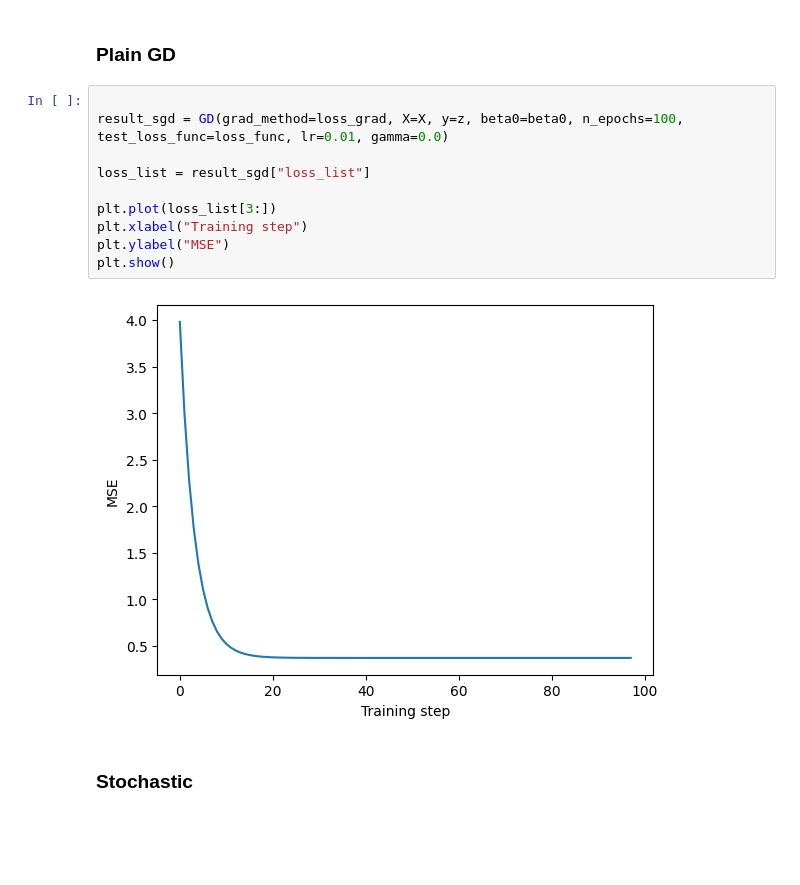
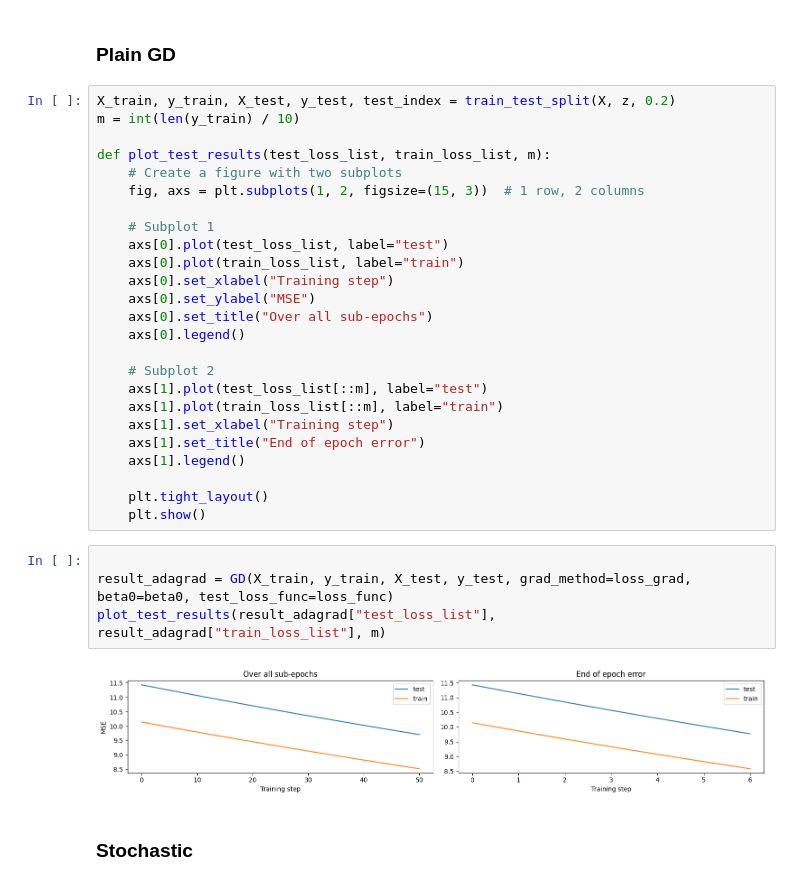
Before and after one commit to Trond01/Project2_FYS-STK4155, a Jupyter notebook: Code/descent_test.ipynb, the cells around one changed output. Cells and saved outputs as stored; diff of their text form; blank space fills up the shorter version.

```diff
--- a/Code/descent_test.ipynb
+++ b/Code/descent_test.ipynb
@@ -123,17 +123,36 @@ loss_grad = jax_loss_grad(loss_func)
 (100, 1)
 # %% [markdown]
 ### Plain GD
-# %%
-
-result_sgd = GD(grad_method=loss_grad, X=X, y=z, beta0=beta0, n_epochs=100, test_loss_func=loss_func, lr=0.01, gamma=0.0)
-
-loss_list = result_sgd["loss_list"]
-
-plt.plot(loss_list[3:])
-plt.xlabel("Training step")
-plt.ylabel("MSE")
-plt.show()
-# %% [output]
-[figure, removed]
+# %%
+X_train, y_train, X_test, y_test, test_index = train_test_split(X, z, 0.2)
+m = int(len(y_train) / 10)
+
+def plot_test_results(test_loss_list, train_loss_list, m):
+    # Create a figure with two subplots
+    fig, axs = plt.subplots(1, 2, figsize=(15, 3))  # 1 row, 2 columns
+
+    # Subplot 1
+    axs[0].plot(test_loss_list, label="test")
+    axs[0].plot(train_loss_list, label="train")
+    axs[0].set_xlabel("Training step")
+    axs[0].set_ylabel("MSE")
+    axs[0].set_title("Over all sub-epochs")
+    axs[0].legend()
+
+    # Subplot 2
+    axs[1].plot(test_loss_list[::m], label="test")
+    axs[1].plot(train_loss_list[::m], label="train")
+    axs[1].set_xlabel("Training step")
+    axs[1].set_title("End of epoch error")
+    axs[1].legend()
+
+    plt.tight_layout()
+    plt.show()
+# %%
+
+result_adagrad = GD(X_train, y_train, X_test, y_test, grad_method=loss_grad, beta0=beta0, test_loss_func=loss_func)
+plot_test_results(result_adagrad["test_loss_list"], result_adagrad["train_loss_list"], m)
+# %% [output]
+[figure, added]
 # %% [markdown]
 ### Stochastic
```
Also changed, not shown: parts of 10 cells of this notebook, 2 other files.
